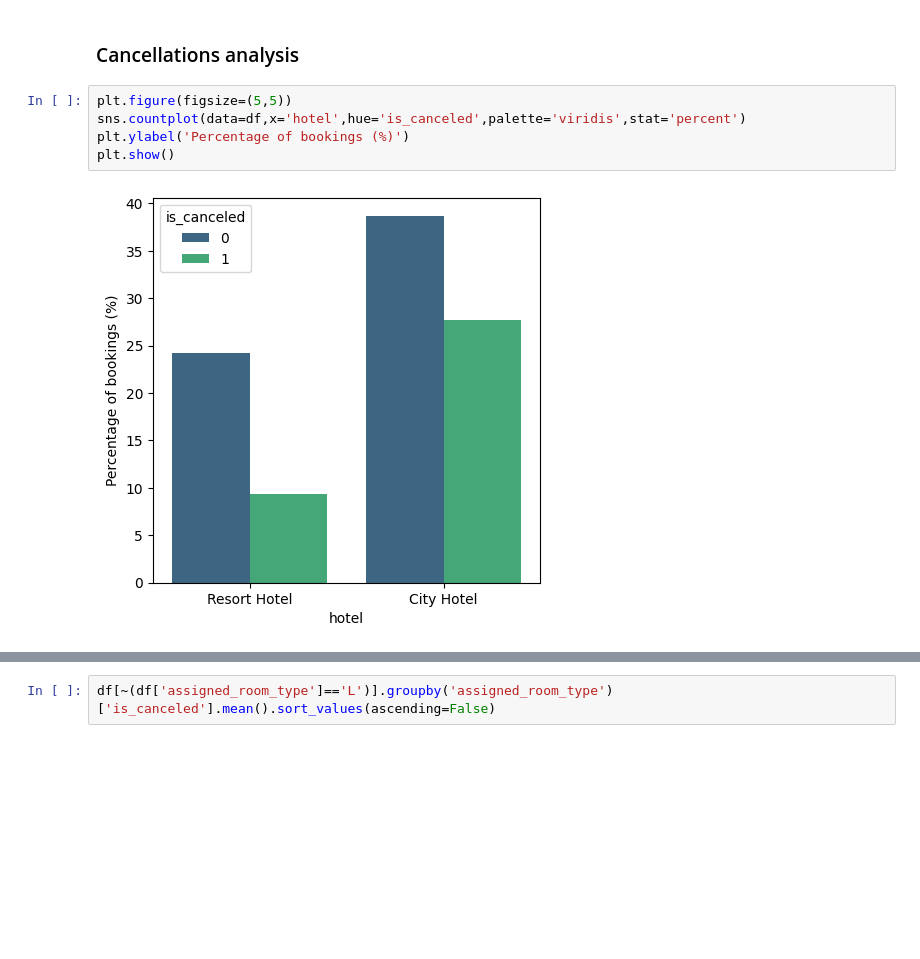
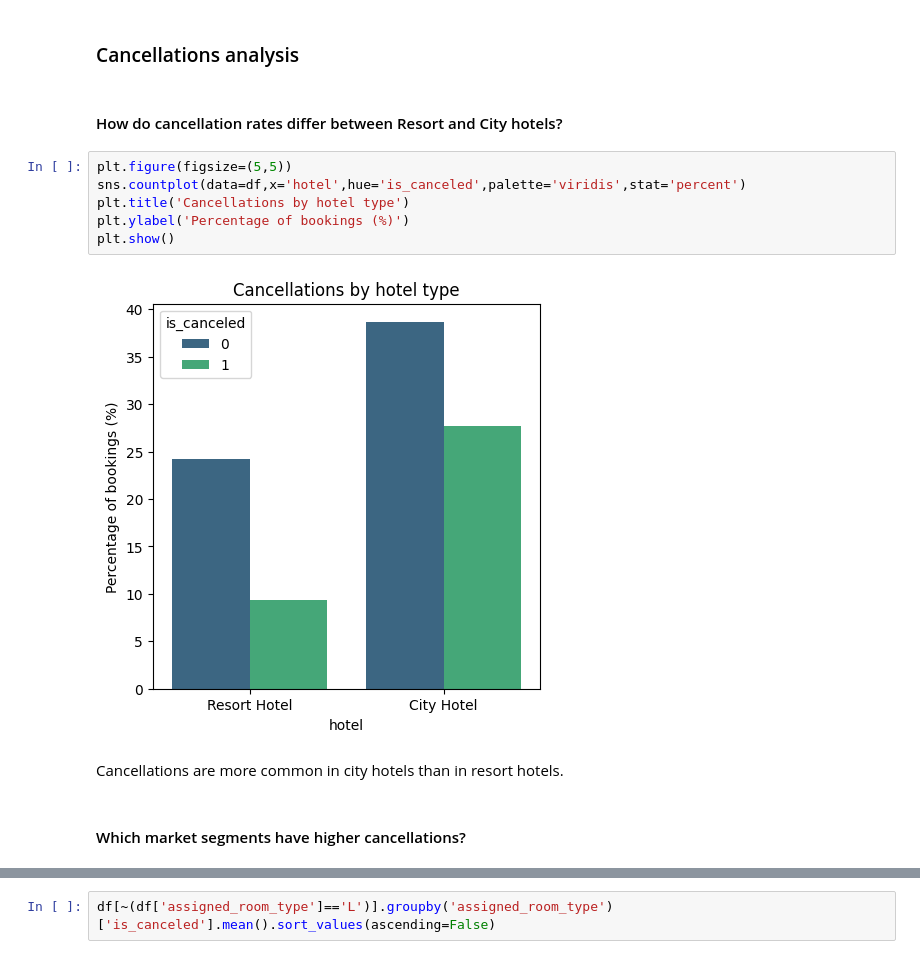
Before and after one commit to Parth-11022004/hotel_booking_cancellation_prediction, a Jupyter notebook: Hotel_bookings_EDA.ipynb, the cells around one changed output, grey strips where cells are left out. Drawn from its saved outputs; the diff is of its cells as text; blank space fills up the shorter version.

```diff
--- a/Hotel_bookings_EDA.ipynb
+++ b/Hotel_bookings_EDA.ipynb
@@ -290,12 +290,19 @@ plt.show()
 Resort hotels have notably longer average stays than City hotels, especially during the summer months (June–September), Whereas, City hotels remain fairly stable throughout the year.
 # %% [markdown]
 ### Cancellations analysis
+# %% [markdown]
+#### How do cancellation rates differ between Resort and City hotels?
 # %%
 plt.figure(figsize=(5,5))
 sns.countplot(data=df,x='hotel',hue='is_canceled',palette='viridis',stat='percent')
+plt.title('Cancellations by hotel type')
 plt.ylabel('Percentage of bookings (%)')
 plt.show()
 # %% [output]
-[figure, old version]
+[figure, new version]
+# %% [markdown]
+Cancellations are more common in city hotels than in resort hotels.
+# %% [markdown]
+#### Which market segments have higher cancellations?
 # %%
 plt.figure(figsize=(9,5))
```
Also changed, not shown: parts of 21 cells of this notebook.
